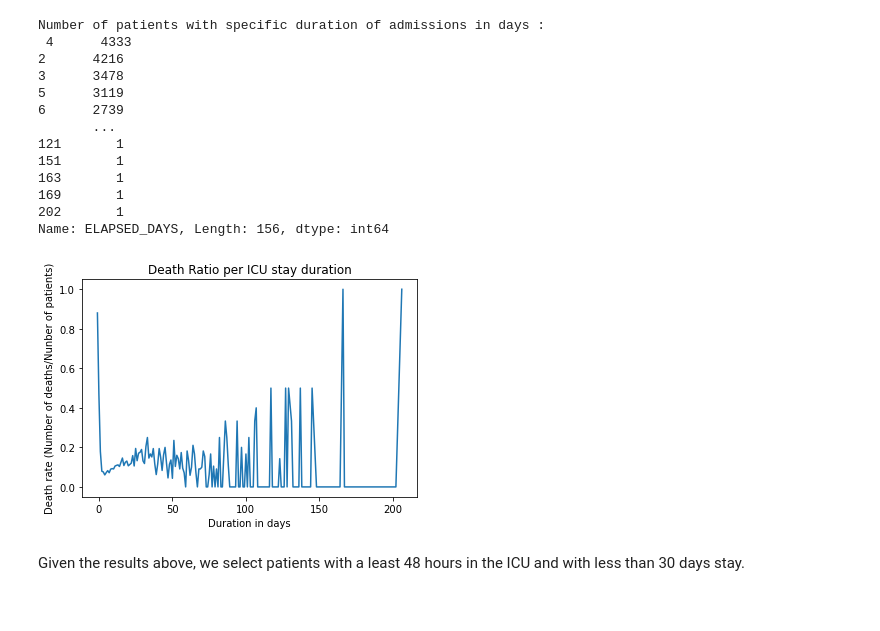
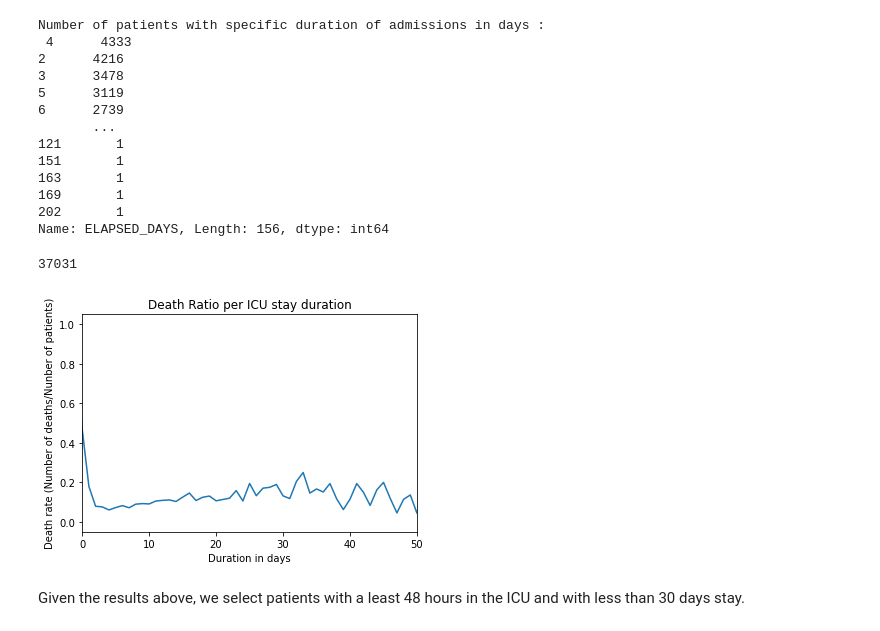
Before and after one commit to keytsuda/Continuous-Monitoring-of-Vital, a Jupyter notebook: GRUODEBayse/data_preproc/MIMIC/Admissions.ipynb, the cells around one changed output. Drawn from its saved outputs; the diff is of its cells as text; code cells hidden in the pictures.

```diff
--- a/GRUODEBayse/data_preproc/MIMIC/Admissions.ipynb
+++ b/GRUODEBayse/data_preproc/MIMIC/Admissions.ipynb
@@ -86,21 +86,27 @@ Number of patients with specific duration of admissions in days :
 169       1
 202       1
 Name: ELAPSED_DAYS, Length: 156, dtype: int64
+# %%
+adm_1["ELAPSED_DAYS"].value_counts().head(20)
+sum(adm_1["ELAPSED_DAYS"]<30)
+# %% [output]
+37031
 # %%
 #Let's now report the death rate in function of the duration stay in ICU.
 adm_1["DEATHTAG"]=0
 adm_1.loc[adm_1.DEATHTIME.notnull(),"DEATHTAG"]=1
 
 df_deaths_per_duration=adm_1.groupby("ELAPSED_DAYS")["DEATHTAG"].sum()
 df_patients_per_duration=adm_1.groupby("ELAPSED_DAYS")["SUBJECT_ID"].nunique()
 df_death_ratio_per_duration=df_deaths_per_duration/df_patients_per_duration
 plt.plot(df_death_ratio_per_duration)
 plt.title("Death Ratio per ICU stay duration")
 plt.xlabel("Duration in days")
 plt.ylabel("Death rate (Number of deaths/Nunber of patients)")
+plt.xlim(0,50)
 plt.show()
 # %% [output]
-[figure, old version]
+[figure, new version]
 # %% [markdown]
 Given the results above, we select patients with a least 48 hours in the ICU and with less than 30 days stay.
 # %%
```
Also changed, not shown: parts of 1 cell of this notebook, 1 other file.
